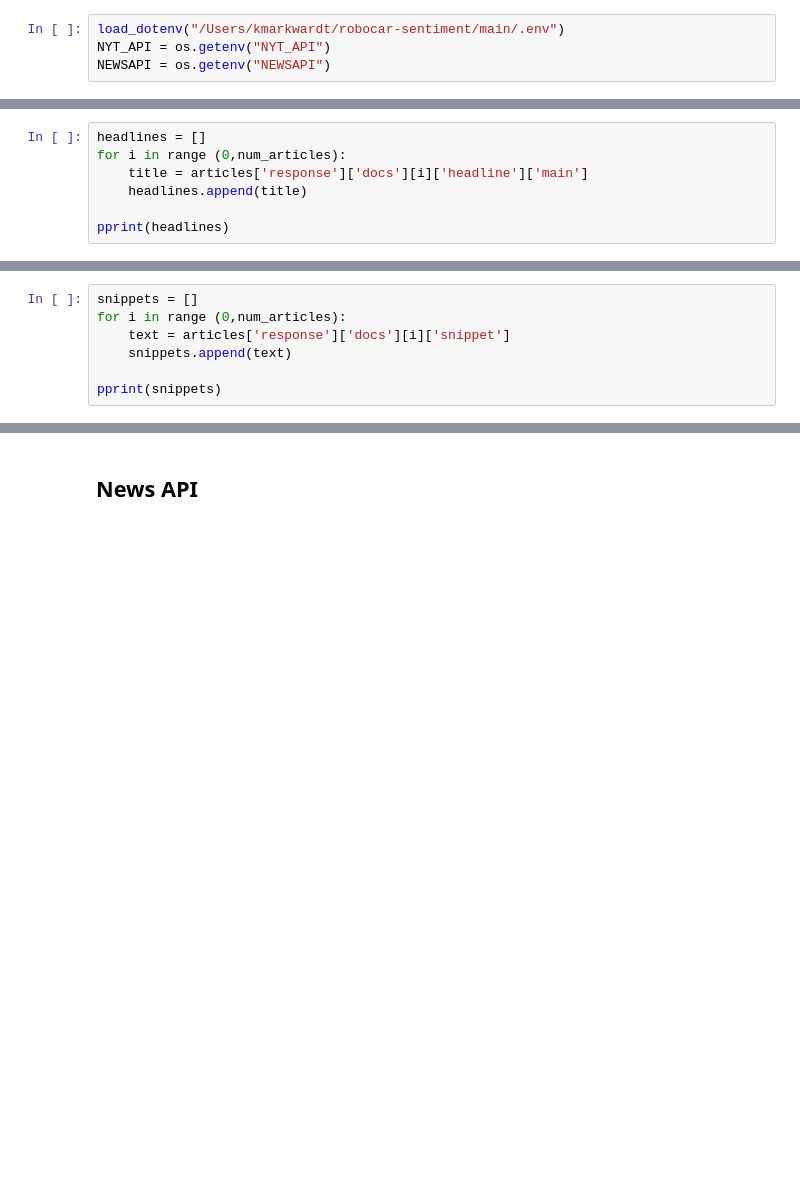
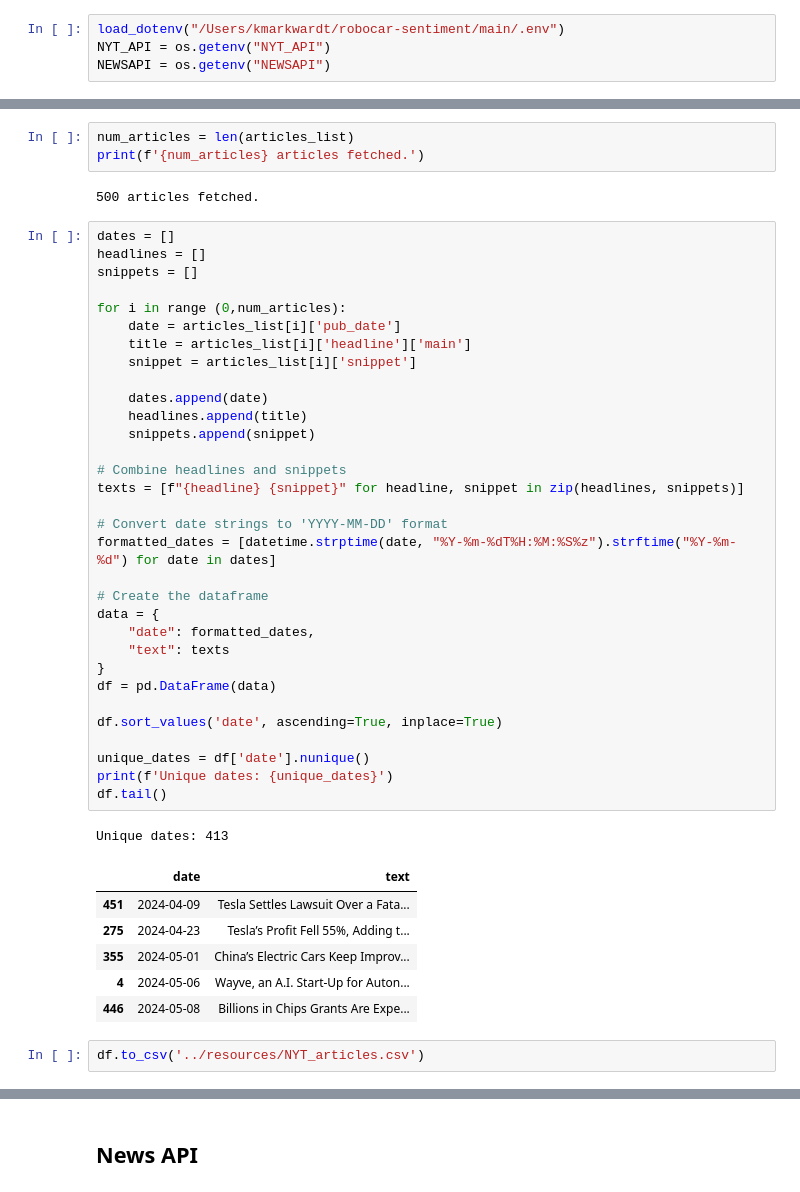
Before and after one commit to Kyle-Markwardt/robocar-sentiment, a Jupyter notebook: main/get_articles.ipynb, the cells around one changed output, grey strips where cells are left out. Cells and saved outputs as stored; diff of their text form; blank space fills up the shorter version.

```diff
--- a/main/get_articles.ipynb
+++ b/main/get_articles.ipynb
@@ -42,7 +32,0 @@ print(num_articles)
-# %%
-headlines = []
-for i in range (0,num_articles):
-    title = articles['response']['docs'][i]['headline']['main']
-    headlines.append(title)
-
-pprint(headlines)
@@ -61,7 +32,0 @@ pprint(headlines)
-# %%
-snippets = []
-for i in range (0,num_articles):
-    text = articles['response']['docs'][i]['snippet']
-    snippets.append(text)
-
-pprint(snippets)
@@ -85,0 +53,47 @@ pprint(snippets)
+# %%
+num_articles = len(articles_list)
+print(f'{num_articles} articles fetched.')
+# %% [output]
+500 articles fetched.
+# %%
+dates = []
+headlines = []
+snippets = []
+
+for i in range (0,num_articles):
+    date = articles_list[i]['pub_date']
+    title = articles_list[i]['headline']['main']
+    snippet = articles_list[i]['snippet']
+
+    dates.append(date)
+    headlines.append(title)
+    snippets.append(snippet)
+
+# Combine headlines and snippets
+texts = [f"{headline} {snippet}" for headline, snippet in zip(headlines, snippets)]
+
+# Convert date strings to 'YYYY-MM-DD' format
+formatted_dates = [datetime.strptime(date, "%Y-%m-%dT%H:%M:%S%z").strftime("%Y-%m-%d") for date in dates]
+
+# Create the dataframe
+data = {
+    "date": formatted_dates,
+    "text": texts
+}
+df = pd.DataFrame(data)
+
+df.sort_values('date', ascending=True, inplace=True)
+
+unique_dates = df['date'].nunique()
+print(f'Unique dates: {unique_dates}')
+df.tail()
+# %% [output]
+Unique dates: 413
+|  | date | text |
+| 451 | 2024-04-09 | Tesla Settles Lawsuit Over a Fata... |
+| 275 | 2024-04-23 | Tesla’s Profit Fell 55%, Adding t... |
+| 355 | 2024-05-01 | China’s Electric Cars Keep Improv... |
+| 4 | 2024-05-06 | Wayve, an A.I. Start-Up for Auton... |
+| 446 | 2024-05-08 | Billions in Chips Grants Are Expe... |
+# %%
+df.to_csv('../resources/NYT_articles.csv')
```
Also changed, not shown: parts of 18 cells of this notebook, 1 other file.
